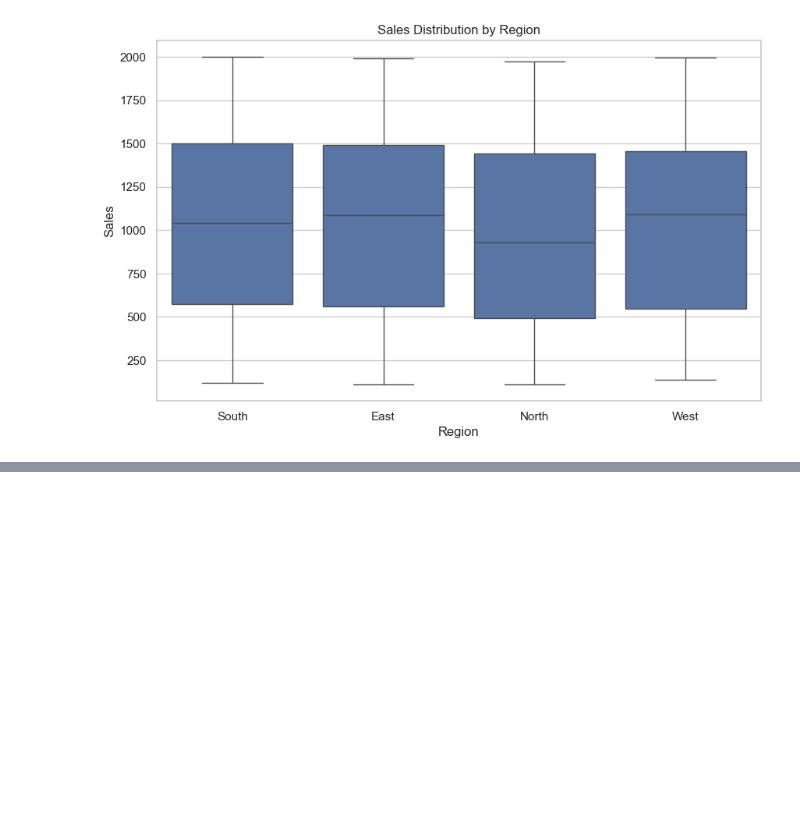
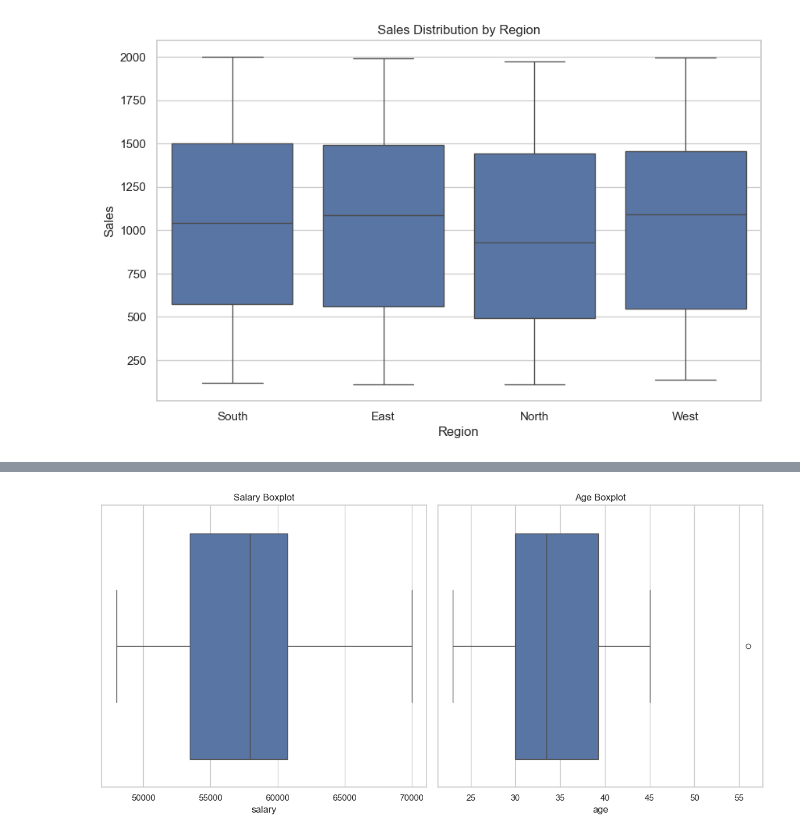
Before and after one commit to avinash7375/DeepLearningTensorflow, a Jupyter notebook: dv.ipynb, the cells around one changed output, grey strips where cells are left out. Saved outputs shown, nothing was run; the diff lists cells and outputs as text; code cells hidden in the pictures; blank space fills up the shorter version.

```diff
--- a/dv.ipynb
+++ b/dv.ipynb
@@ -199,0 +286,11 @@ plt.show()
+# %%
+# Impute missing 'salary' with the mean salary
+df['salary'] = df['salary'].fillna(df['salary'].mean())
+
+# Impute missing 'age' with the median age
+df['age'] = df['age'].fillna(df['age'].median())
+
+# Impute missing 'department' with the mode (most frequent value)
+df['department'] = df['department'].fillna(df['department'].mode()[0])
+
+print(df)
@@ -199,0 +337,18 @@ plt.show()
+# %%
+# Boxplot to visualize outliers in 'salary' and 'age'
+plt.figure(figsize=(12, 6))
+
+# Plot salary
+plt.subplot(1, 2, 1)
+sns.boxplot(x=df['salary'])
+plt.title('Salary Boxplot')
+
+# Plot age
+plt.subplot(1, 2, 2)
+sns.boxplot(x=df['age'])
+plt.title('Age Boxplot')
+
+plt.tight_layout()
+plt.show()
+# %% [output]
+[figure, added]
```
Also changed, not shown: parts of 16 cells of this notebook, 1 other file.
